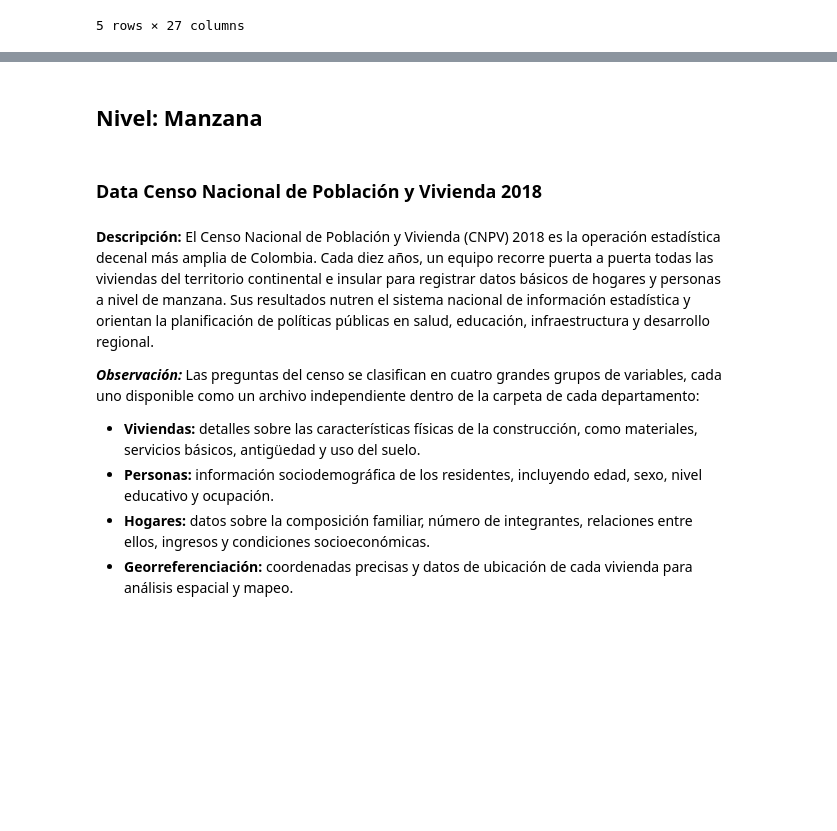
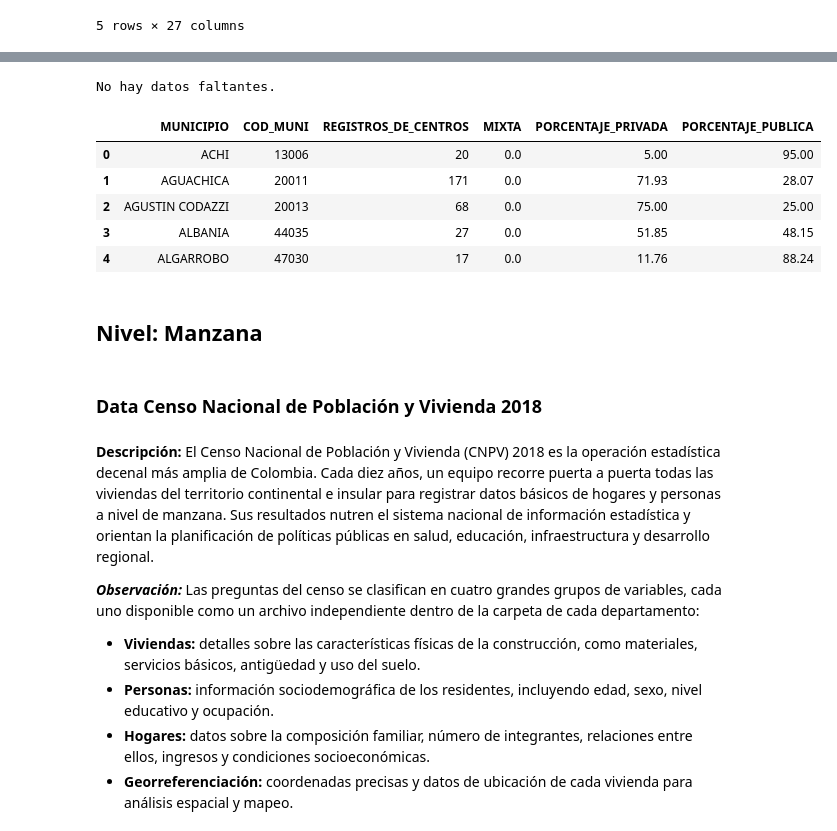
Before and after one commit to CIDEACC/datos_externos_convocatoria38, a Jupyter notebook: _sources/raw_to_processed.ipynb, the cells around one changed output, grey strips where cells are left out. Saved outputs shown, nothing was run; the diff lists cells and outputs as text; code cells hidden in the pictures; blank space fills up the shorter version.

```diff
--- a/_sources/raw_to_processed.ipynb
+++ b/_sources/raw_to_processed.ipynb
@@ -232,3 +246,19 @@ data_processed_ecv.head()
+# %%
+data_centros = pd.read_csv('https://drive.google.com/uc?export=download&id=1Gv3hpJrg3vpypWlDpzNKfCO76LdMnbaD')
+data_processed_centros_salud = data_centros_clean(data_centros)
+# %%
+analizar_columnas_faltantes(data_processed_centros_salud)
+# %% [output]
+No hay datos faltantes.
+# %%
+data_processed_centros_salud.head()
+# %% [output]
+|  | MUNICIPIO | COD_MUNI | REGISTROS_DE_CENTROS | MIXTA | PORCENTAJE_PRIVADA | PORCENTAJE_PUBLICA |
+| 0 | ACHI | 13006 | 20 | 0.0 | 5.00 | 95.00 |
+| 1 | AGUACHICA | 20011 | 171 | 0.0 | 71.93 | 28.07 |
+| 2 | AGUSTIN CODAZZI | 20013 | 68 | 0.0 | 75.00 | 25.00 |
+| 3 | ALBANIA | 44035 | 27 | 0.0 | 51.85 | 48.15 |
+| 4 | ALGARROBO | 47030 | 17 | 0.0 | 11.76 | 88.24 |
 # %% [markdown]
 ## **Nivel: Manzana**
 # %% [markdown]
```
Also changed, not shown: parts of 12 cells of this notebook, 8 other files.
